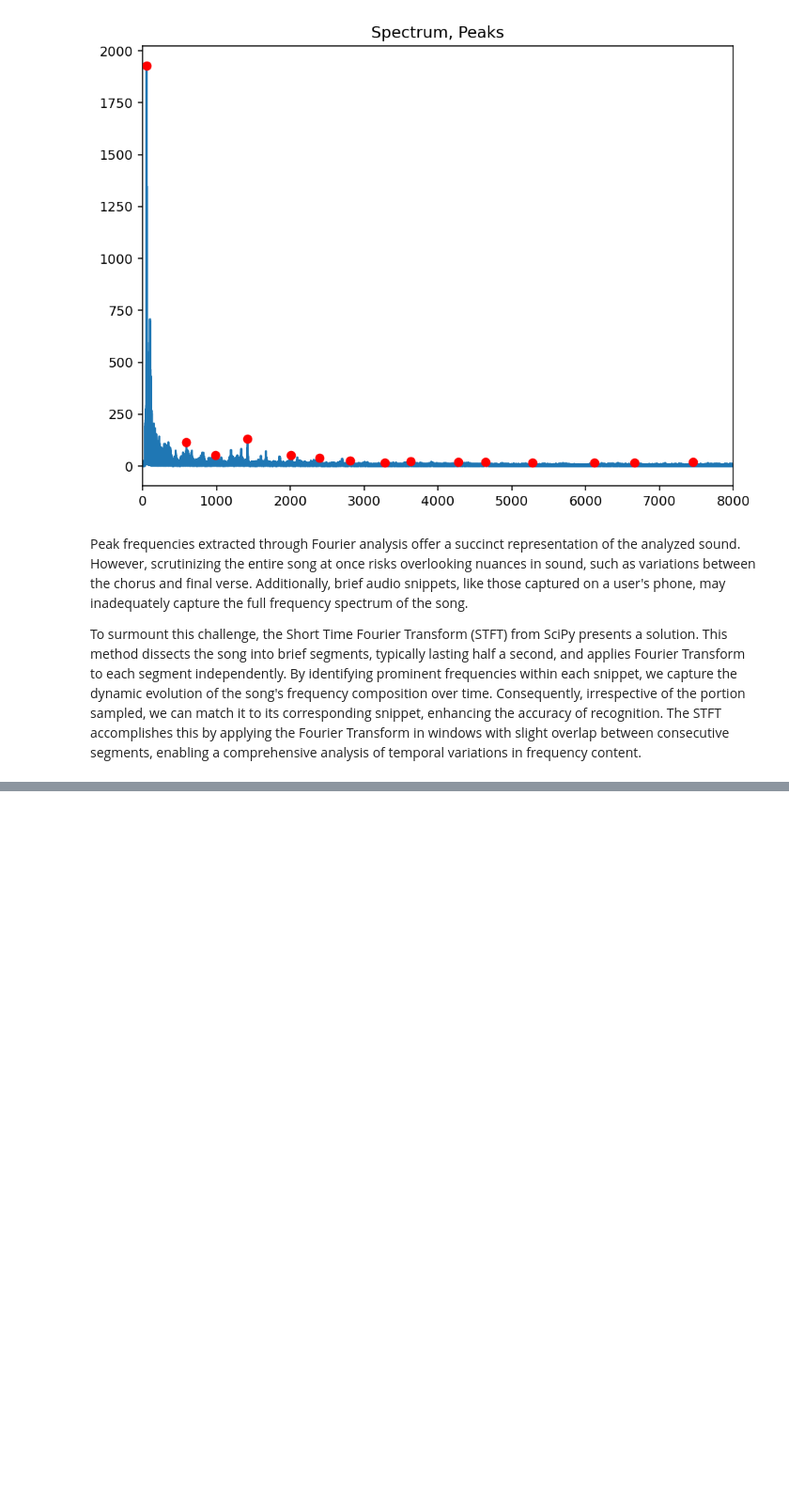
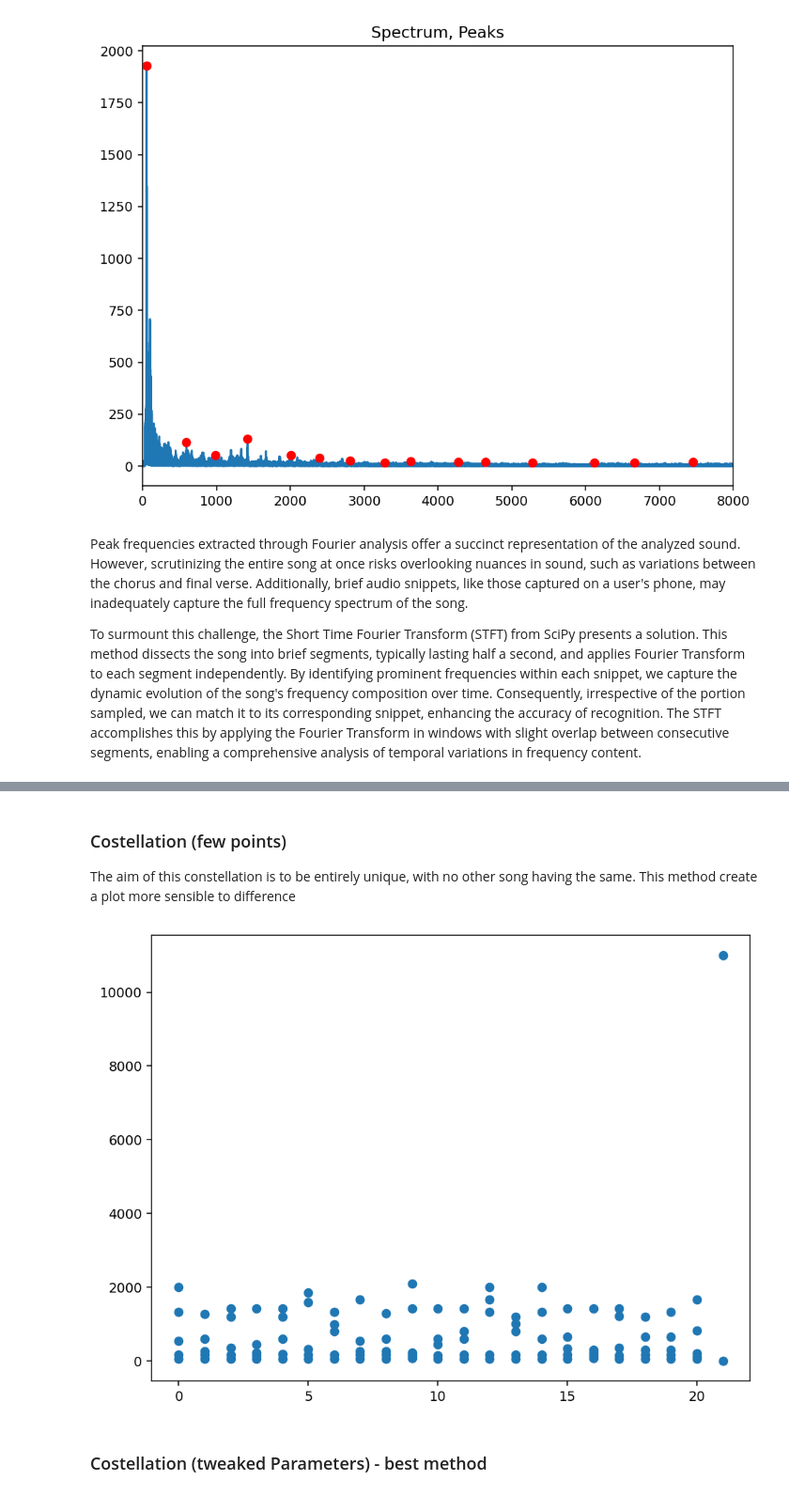
Before and after one commit to exdsgift/Shazam-Clone, a Jupyter notebook: fingerprint_algorithm.ipynb, the cells around one changed output, grey strips where cells are left out. Shown: that part at 94% size. Drawn from its saved outputs; the diff is of its cells as text; code cells hidden in the pictures; blank space fills up the shorter version.

```diff
--- a/fingerprint_algorithm.ipynb
+++ b/fingerprint_algorithm.ipynb
@@ -87,3 +87,16 @@ plt.show()
 Peak frequencies extracted through Fourier analysis offer a succinct representation of the analyzed sound. However, scrutinizing the entire song at once risks overlooking nuances in sound, such as variations between the chorus and final verse. Additionally, brief audio snippets, like those captured on a user's phone, may inadequately capture the full frequency spectrum of the song.
 
 To surmount this challenge, the Short Time Fourier Transform (STFT) from SciPy presents a solution. This method dissects the song into brief segments, typically lasting half a second, and applies Fourier Transform to each segment independently. By identifying prominent frequencies within each snippet, we capture the dynamic evolution of the song's frequency composition over time. Consequently, irrespective of the portion sampled, we can match it to its corresponding snippet, enhancing the accuracy of recognition. The STFT accomplishes this by applying the Fourier Transform in windows with slight overlap between consecutive segments, enabling a comprehensive analysis of temporal variations in frequency content.
+# %%
+# Some parameters
+window_length_seconds = 3
+window_length_samples = int(window_length_seconds * Fs)
+window_length_samples += window_length_samples % 2
+# Perform a short time fourier transform
+# frequencies and times are references for plotting/analysis later
+# the stft is a NxM matrix
+frequencies, times, stft = signal.stft(
+    song, Fs, nperseg=window_length_samples,
+    nfft=window_length_samples, return_onesided=True
+)
+stft.shape
@@ -89,0 +107,27 @@ To surmount this challenge, the Short Time Fourier Transform (STFT) from SciPy p
+# %% [markdown]
+### Costellation (few points)
+The aim of this constellation is to be entirely unique, with no other song having the same. This method create a plot more sensible to difference
+# %%
+constellation_map = []
+for time_idx, window in enumerate(stft.T):
+    # Spectrum is by default complex.
+    # We want real values only
+    spectrum = abs(window)
+    # Find peaks - these correspond to interesting features
+    # Note the distance - want an even spread across the spectrum
+    peaks, props = signal.find_peaks(spectrum, prominence=0, distance=200)
+    # Only want the most prominent peaks
+    # With a maximum of 5 per time slice
+    n_peaks = min(5, len(peaks)) # --> check if this value is less than len(peaks) or its not working!
+    largest_peaks = np.argpartition(props["prominences"], -n_peaks)[-n_peaks:]
+    for peak in peaks[largest_peaks]:
+        frequency = frequencies[peak]
+        constellation_map.append([time_idx, frequency])
+
+# Transform [(x, y), ...] into ([x1, x2...], [y1, y2...]) for plotting using zip
+plt.scatter(*zip(*constellation_map))
+plt.show()
+# %% [output]
+[figure, added]
+# %% [markdown]
+### Costellation (tweaked Parameters) - best method
```
Also changed, not shown: parts of 10 cells of this notebook.
